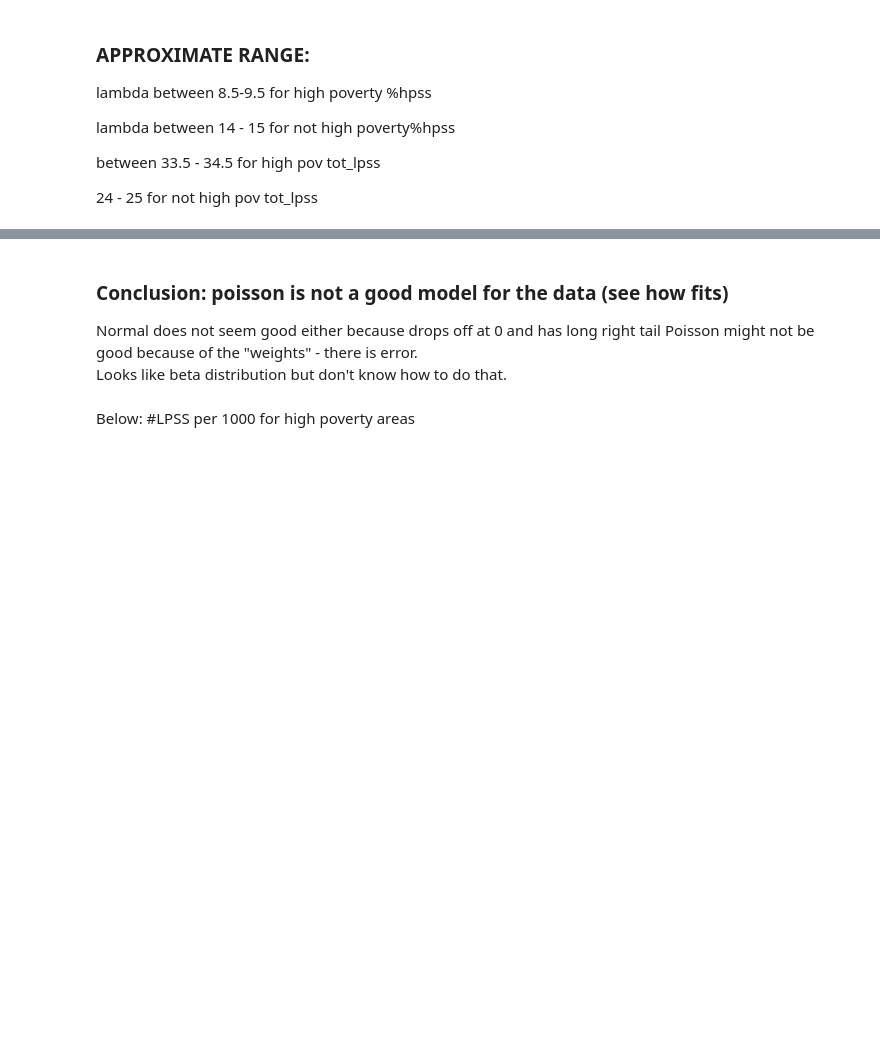
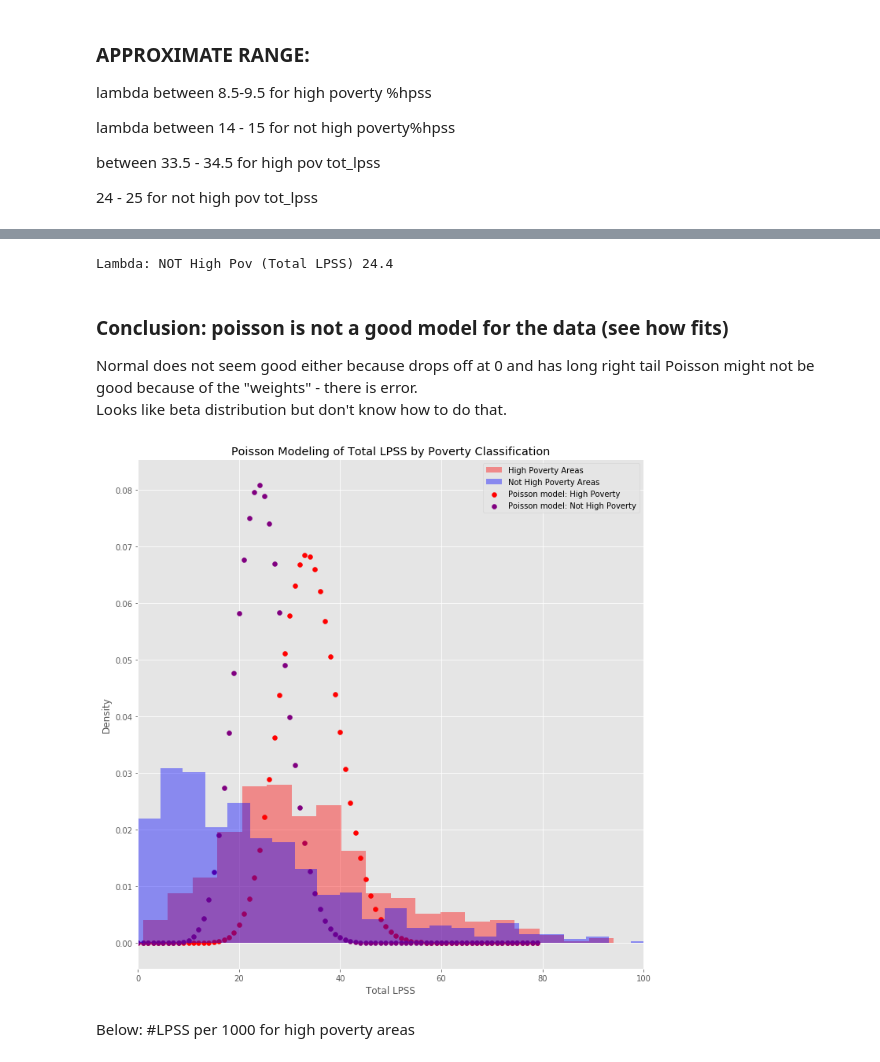
Before and after one commit to jamiewessels/Philly_Food_Access, a Jupyter notebook: Initial_exploration.ipynb, the cells around one changed output, grey strips where cells are left out. Drawn from its saved outputs; the diff is of its cells as text; code cells hidden in the pictures; blank space fills up the shorter version.

Commit message:
initial exploration updates

```diff
--- a/Initial_exploration.ipynb
+++ b/Initial_exploration.ipynb
@@ -696,7 +767,9 @@ print(f"Lambda: High Pov (Total LPSS) {lmbda_lpss_highpov.round(3)}")
 # %%
 lams = np.arange(24, 25, .02)
 lmbda_lpss_notpov = mle_poisson(not_high_pov['tot_lpss'], lams)
-print(f"Lambda: NOT High Pov (Total LPSS) {lmbda_lpss_notpov.round(3)}%")
+print(f"Lambda: NOT High Pov (Total LPSS) {lmbda_lpss_notpov.round(5)}")
+# %% [output]
+Lambda: NOT High Pov (Total LPSS) 24.4
 # %% [markdown]
 ### Conclusion: poisson is not a good model for the data (see how fits)
 
@@ -706,12 +779,19 @@ Looks like beta distribution but don't know how to do that.
 # %%
 fig, ax = plt.subplots(figsize = (10, 10))
 x = np.arange(0, 80, 1)
 ax.hist(high_pov['tot_lpss'], alpha = 0.4,  color = 'red', label = 'High Poverty Areas', bins = 30, density = True)
 ax.hist(not_high_pov['tot_lpss'], alpha = 0.4, color = 'blue', label = 'Not High Poverty Areas', density = True, bins = 30)
-ax.scatter(x, stats.poisson(mu = lmbda_lpss_highpov).pmf(x), color = 'orange', label = 'model: high poverty')
-ax.scatter(x, stats.poisson(mu = lmbda_lpss_notpov).pmf(x), color = 'turquoise', label = 'model: not high poverty')
+ax.scatter(x, stats.poisson(mu = lmbda_lpss_highpov).pmf(x), color = 'red', label = 'Poisson model: High Poverty')
+ax.scatter(x, stats.poisson(mu = lmbda_lpss_notpov).pmf(x), color = 'purple', label = 'Poisson model: Not High Poverty')
 ax.legend()
-ax.set_xlabel ('Total LPSS');
+ax.set_xlabel ('Total LPSS')
+ax.set_xlim(0,100)
+ax.set_title('Poisson Modeling of Total LPSS by Poverty Classification')
+ax.set_ylabel('Density')
+fig.tight_layout()
+fig.savefig('images/Poisson_model_exploration.jpeg');
+# %% [output]
+[figure, added]
 # %% [markdown]
 Below: #LPSS per 1000 for high poverty areas
 # %%
```
Also changed, not shown: parts of 20 cells of this notebook.
